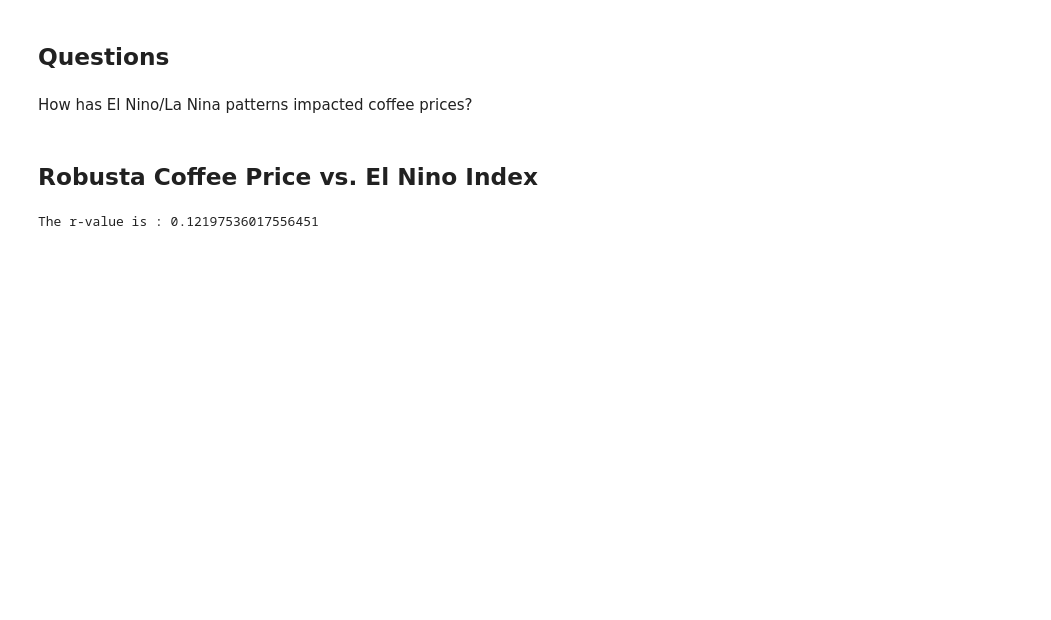
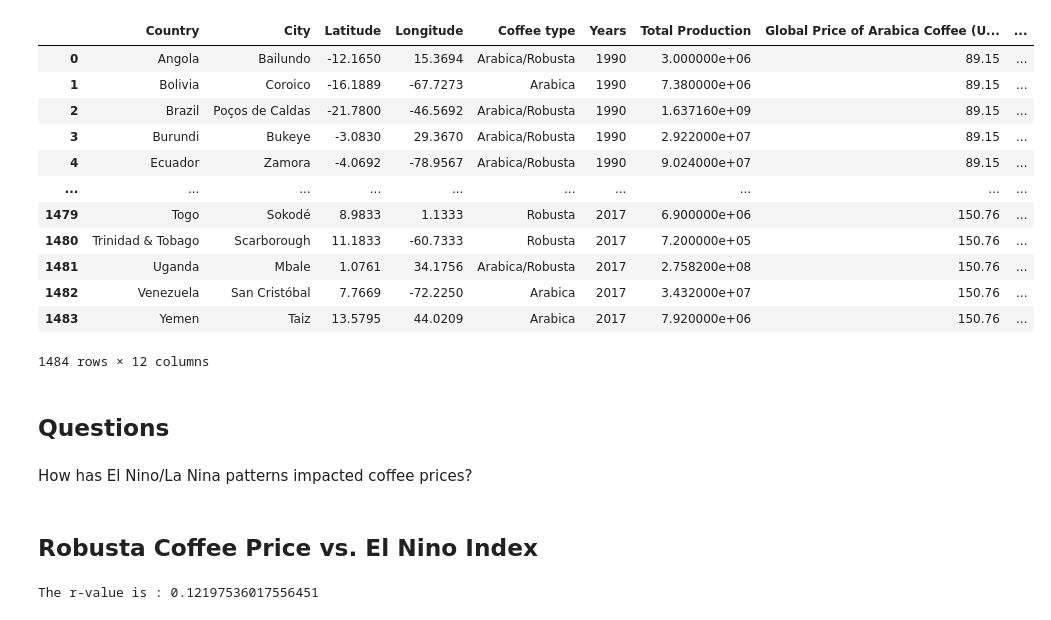
Before and after one commit to AAlbers341/project1_coffee_analysis, a Jupyter notebook: EDA/coffee_data_merged.ipynb, the cells around one changed output. Cells and saved outputs as stored; diff of their text form; code cells hidden in the pictures; blank space fills up the shorter version.

```diff
--- a/EDA/coffee_data_merged.ipynb
+++ b/EDA/coffee_data_merged.ipynb
@@ -33,3 +40,21 @@ coffee_data_df.head()
+# %%
+#Replace "Robusta/Arabica" with "Arabica/Robusta"
+coffee_data_df['Coffee type'].replace('Robusta/Arabica','Arabica/Robusta',inplace=True)
+coffee_data_df
+# %% [output]
+|  | Country | City | Latitude | Longitude | Coffee type | Years | Total Production | Global Price of Arabica Coffee (U... | ... |
+| 0 | Angola | Bailundo | -12.1650 | 15.3694 | Arabica/Robusta | 1990 | 3.000000e+06 | 89.15 | ... |
+| 1 | Bolivia | Coroico | -16.1889 | -67.7273 | Arabica | 1990 | 7.380000e+06 | 89.15 | ... |
+| 2 | Brazil | Poços de Caldas | -21.7800 | -46.5692 | Arabica/Robusta | 1990 | 1.637160e+09 | 89.15 | ... |
+| 3 | Burundi | Bukeye | -3.0830 | 29.3670 | Arabica/Robusta | 1990 | 2.922000e+07 | 89.15 | ... |
+| 4 | Ecuador | Zamora | -4.0692 | -78.9567 | Arabica/Robusta | 1990 | 9.024000e+07 | 89.15 | ... |
+| ... | ... | ... | ... | ... | ... | ... | ... | ... | ... |
+| 1479 | Togo | Sokodé | 8.9833 | 1.1333 | Robusta | 2017 | 6.900000e+06 | 150.76 | ... |
+| 1480 | Trinidad & Tobago | Scarborough | 11.1833 | -60.7333 | Robusta | 2017 | 7.200000e+05 | 150.76 | ... |
+| 1481 | Uganda | Mbale | 1.0761 | 34.1756 | Arabica/Robusta | 2017 | 2.758200e+08 | 150.76 | ... |
+| 1482 | Venezuela | San Cristóbal | 7.7669 | -72.2250 | Arabica | 2017 | 3.432000e+07 | 150.76 | ... |
+| 1483 | Yemen | Taiz | 13.5795 | 44.0209 | Arabica | 2017 | 7.920000e+06 | 150.76 | ... |
+1484 rows × 12 columns
 # %% [markdown]
 ## Questions
 # %% [markdown]
```
Also changed, not shown: parts of 1 cell of this notebook, 25 other files.
